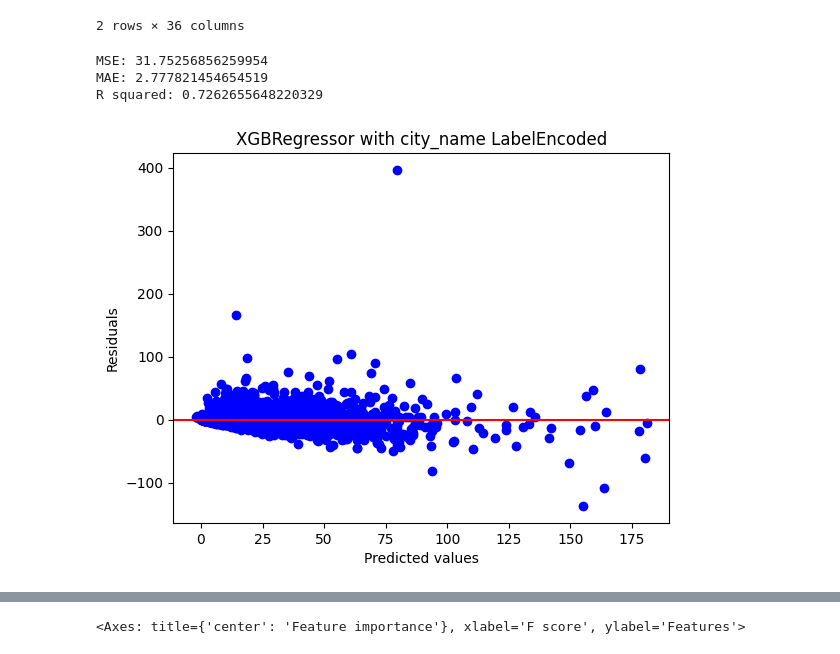
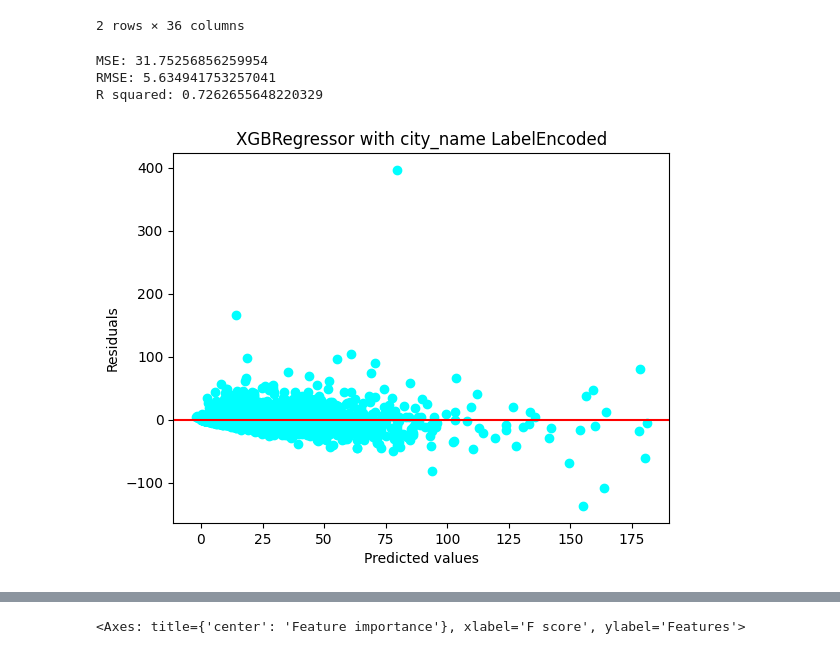
Before and after one commit to rktraz/air_quality_2.0, a Jupyter notebook: 4_modeling.ipynb, the cells around one changed output, grey strips where cells are left out. Saved outputs shown, nothing was run; the diff lists cells and outputs as text; code cells hidden in the pictures.

```diff
--- a/4_modeling.ipynb
+++ b/4_modeling.ipynb
@@ -115,5 +117,5 @@ with open('model.pkl', 'wb') as f:
 # with open('model.pkl', 'rb') as f:
 #     model = pickle.load(f)
 # %%
-with open('onehotencoder.pkl', 'wb') as f:
-    pickle.dump(encoder, f)
+# with open('onehotencoder.pkl', 'wb') as f:
+#     pickle.dump(encoder, f)
@@ -151,36 +155,36 @@ X_train.head(2)
 start_of_cell = time.time()
 
 xgb_regressor = XGBRegressor()
 
 xgb_regressor.fit(X_train, y_train)
 
 y_pred = xgb_regressor.predict(X_test)
 
 # calculate MSE using sklearn
 mse = mean_squared_error(y_test, y_pred)
 print("MSE:", mse)
 
-# calculate MAE using sklearn
-mae = mean_absolute_error(y_test, y_pred)
-print("MAE:", mae)
+# calculate RMSE using sklearn
+rmse = mean_squared_error(y_test, y_pred, squared=False)
+print("RMSE:", rmse)
 
 # calculate R squared using sklearn
 r2 = r2_score(y_test, y_pred)
 print("R squared:", r2)
 
 # plot residuals
 residuals = y_test - y_pred
-plt.scatter(y_pred, residuals, c="blue")
+plt.scatter(y_pred, residuals, c="cyan")
 plt.axhline(y=0, color="r", linestyle='-')
 plt.xlabel('Predicted values')
 plt.ylabel('Residuals')
 plt.title("XGBRegressor with city_name LabelEncoded")
 plt.show()
 
 end_of_cell = time.time()
 print(f"Took {round(end_of_cell - start_of_cell, 2)} sec.\n")
 # %% [output]
 MSE: 31.75256856259954
-MAE: 2.777821454654519
+RMSE: 5.634941753257041
 R squared: 0.7262655648220329
-[figure, old version]
+[figure, new version]
```
Also changed, not shown: parts of 11 cells of this notebook, 9 other files.
